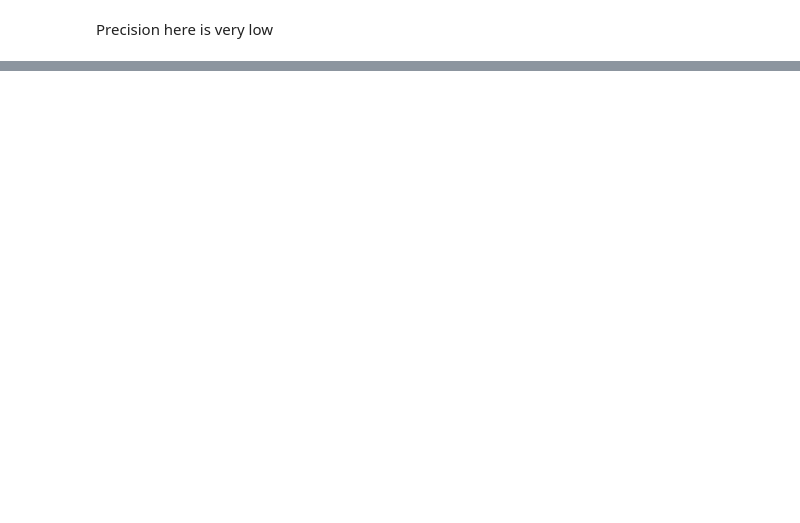
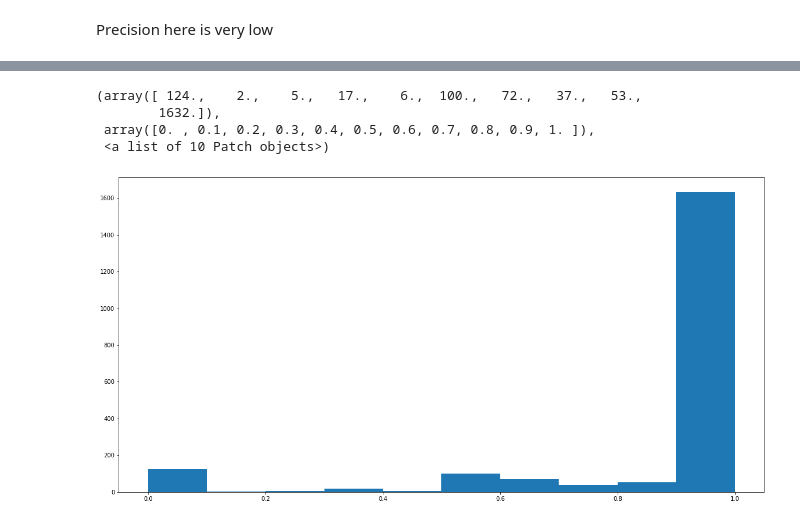
Before and after one commit to sarisboo/springboard, a Jupyter notebook: capstone_1/analysis_adding_features.ipynb, the cells around one changed output, grey strips where cells are left out. Cells and saved outputs as stored; diff of their text form; code cells hidden in the pictures; blank space fills up the shorter version.

```diff
--- a/capstone_1/analysis_adding_features.ipynb
+++ b/capstone_1/analysis_adding_features.ipynb
@@ -87,7 +87,7 @@ X_test_feats.shape
 nb = MultinomialNB()
 param_grid = {'alpha': (0.1, 1, 5, 10, 50)}
 # %%
-nb_CV = GridSearchCV(estimator=nb, param_grid=param_grid, cv=5)
+nb_CV = GridSearchCV(estimator=nb, param_grid=param_grid, cv=5, scoring = 'f1')
 # %%
 nb_CV.fit(X_train_feats, y_train)
 # %% [output]
@@ -544,0 +534,11 @@ Precision here is very low
+# %%
+#With all the features
+from sklearn.ensemble import RandomForestClassifier
+rfc = RandomForestClassifier(random_state=42,n_jobs=-1, class_weight='balanced')
+param_grid = {
+    'n_estimators': [100, 200, 500],
+    'max_depth':[4,5,6,7,8]
+}
+# Find the best parameters for both the feature extraction and the classifier
+CV_rfc = GridSearchCV(estimator=rfc, param_grid=param_grid, cv=5, scoring = 'f1')
+CV_rfc.fit(X_train_bow_feats_2, y_train)
@@ -544,0 +570,3 @@ Precision here is very low
+# %%
+y_pred_class_rfc = CV_rfc.predict(X_test_bow_feats_2)
+y_pred_class_rfc
@@ -544,0 +594,16 @@ Precision here is very low
+# %%
+recalls = calculate_recall_distribution(X_test, y_pred_class_rfc, y_test)
+ids = [item[0] for item in recalls ]
+recalls = [item[1] for item in recalls ]
+recalls_df_rf = pd.DataFrame(ids , columns=['id'])
+recalls_df_rf['recalls']= recalls
+
+plt.figure(figsize=(20,10))
+
+plt.hist(recalls_df_rf['recalls'])
+# %% [output]
+(array([ 124.,    2.,    5.,   17.,    6.,  100.,   72.,   37.,   53.,
+        1632.]),
+ array([0. , 0.1, 0.2, 0.3, 0.4, 0.5, 0.6, 0.7, 0.8, 0.9, 1. ]),
+ <a list of 10 Patch objects>)
+[figure, added]
```
Also changed, not shown: parts of 41 cells of this notebook, 3 other files.
